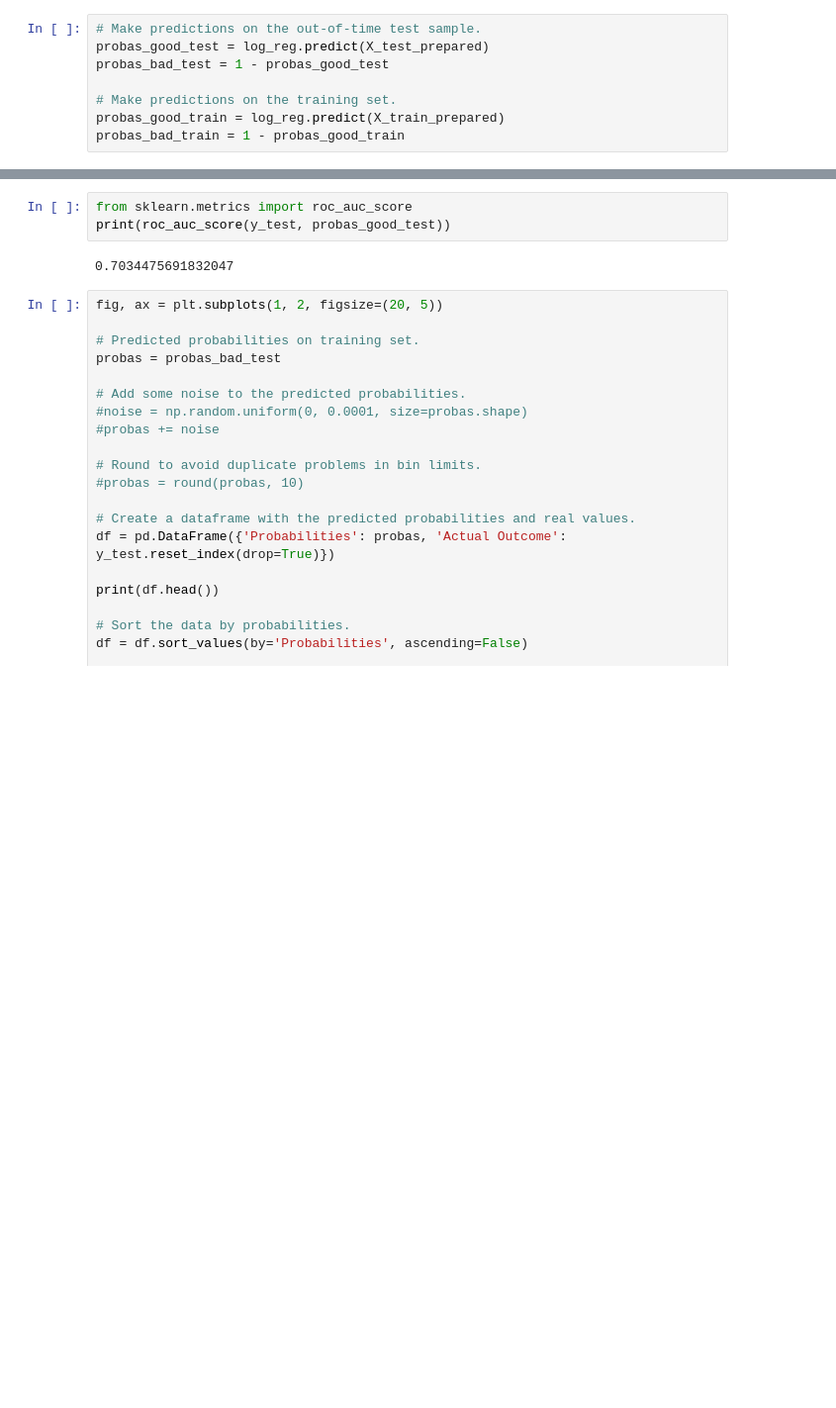
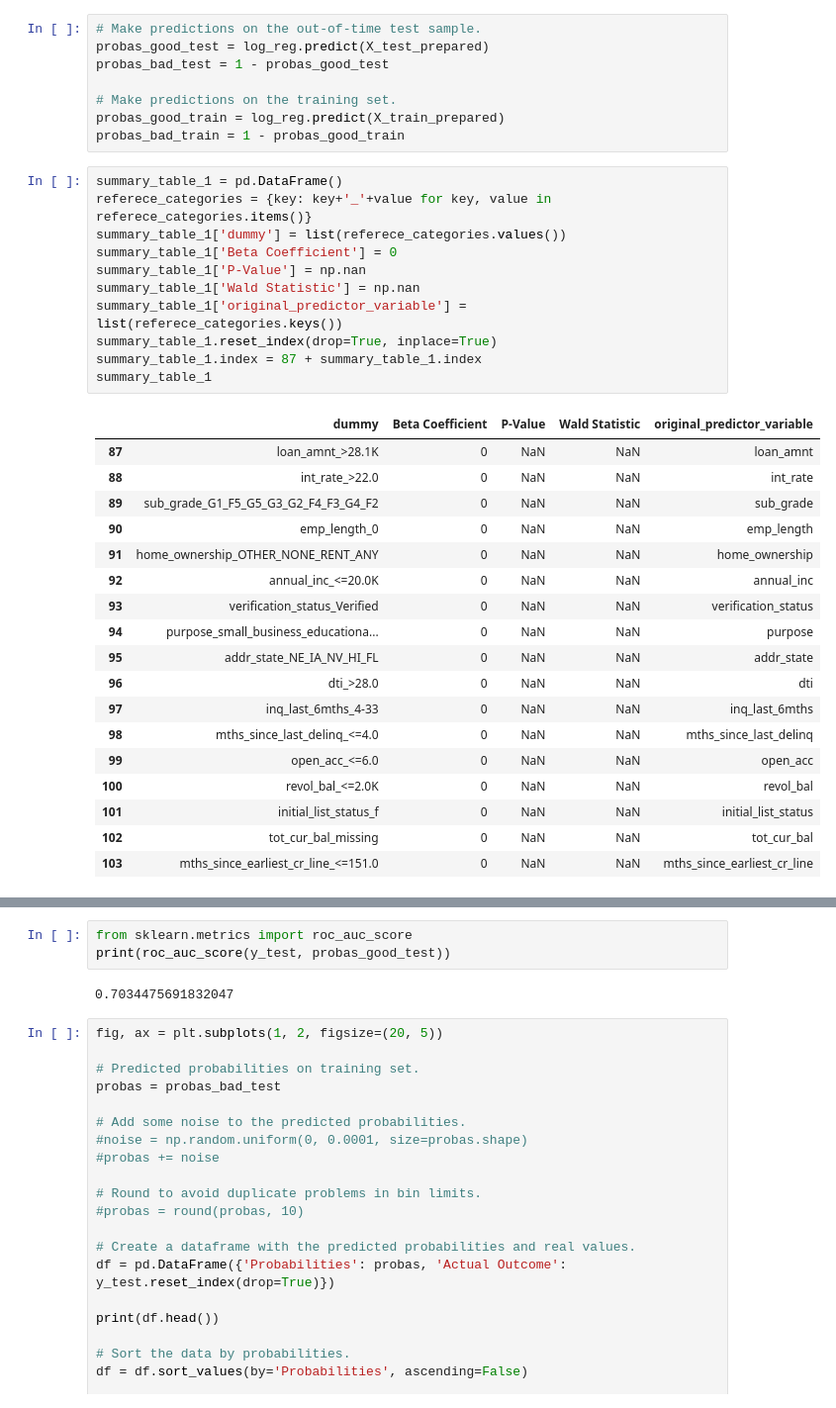
Before and after one commit to allmeidaapedro/Lending-Club-Credit-Scoring, a Jupyter notebook: notebooks/3_pd_modeling.ipynb, the cells around one changed output, grey strips where cells are left out. Shown at 99% size. Saved outputs shown, nothing was run; the diff lists cells and outputs as text; blank space fills up the shorter version.

```diff
--- a/notebooks/3_pd_modeling.ipynb
+++ b/notebooks/3_pd_modeling.ipynb
@@ -548,3 +529,33 @@ probas_bad_test = 1 - probas_good_test
 # Make predictions on the training set.
 probas_good_train = log_reg.predict(X_train_prepared)
 probas_bad_train = 1 - probas_good_train
+# %%
+summary_table_1 = pd.DataFrame()
+referece_categories = {key: key+'_'+value for key, value in referece_categories.items()}
+summary_table_1['dummy'] = list(referece_categories.values())
+summary_table_1['Beta Coefficient'] = 0
+summary_table_1['P-Value'] = np.nan
+summary_table_1['Wald Statistic'] = np.nan
+summary_table_1['original_predictor_variable'] = list(referece_categories.keys())
+summary_table_1.reset_index(drop=True, inplace=True)
+summary_table_1.index = 87 + summary_table_1.index
+summary_table_1
+# %% [output]
+|  | dummy | Beta Coefficient | P-Value | Wald Statistic | original_predictor_variable |
+| 87 | loan_amnt_>28.1K | 0 | NaN | NaN | loan_amnt |
+| 88 | int_rate_>22.0 | 0 | NaN | NaN | int_rate |
+| 89 | sub_grade_G1_F5_G5_G3_G2_F4_F3_G4_F2 | 0 | NaN | NaN | sub_grade |
+| 90 | emp_length_0 | 0 | NaN | NaN | emp_length |
+| 91 | home_ownership_OTHER_NONE_RENT_ANY | 0 | NaN | NaN | home_ownership |
+| 92 | annual_inc_<=20.0K | 0 | NaN | NaN | annual_inc |
+| 93 | verification_status_Verified | 0 | NaN | NaN | verification_status |
+| 94 | purpose_small_business_educationa... | 0 | NaN | NaN | purpose |
+| 95 | addr_state_NE_IA_NV_HI_FL | 0 | NaN | NaN | addr_state |
+| 96 | dti_>28.0 | 0 | NaN | NaN | dti |
+| 97 | inq_last_6mths_4-33 | 0 | NaN | NaN | inq_last_6mths |
+| 98 | mths_since_last_delinq_<=4.0 | 0 | NaN | NaN | mths_since_last_delinq |
+| 99 | open_acc_<=6.0 | 0 | NaN | NaN | open_acc |
+| 100 | revol_bal_<=2.0K | 0 | NaN | NaN | revol_bal |
+| 101 | initial_list_status_f | 0 | NaN | NaN | initial_list_status |
+| 102 | tot_cur_bal_missing | 0 | NaN | NaN | tot_cur_bal |
+| 103 | mths_since_earliest_cr_line_<=151.0 | 0 | NaN | NaN | mths_since_earliest_cr_line |
```
Also changed, not shown: parts of 12 cells of this notebook.
